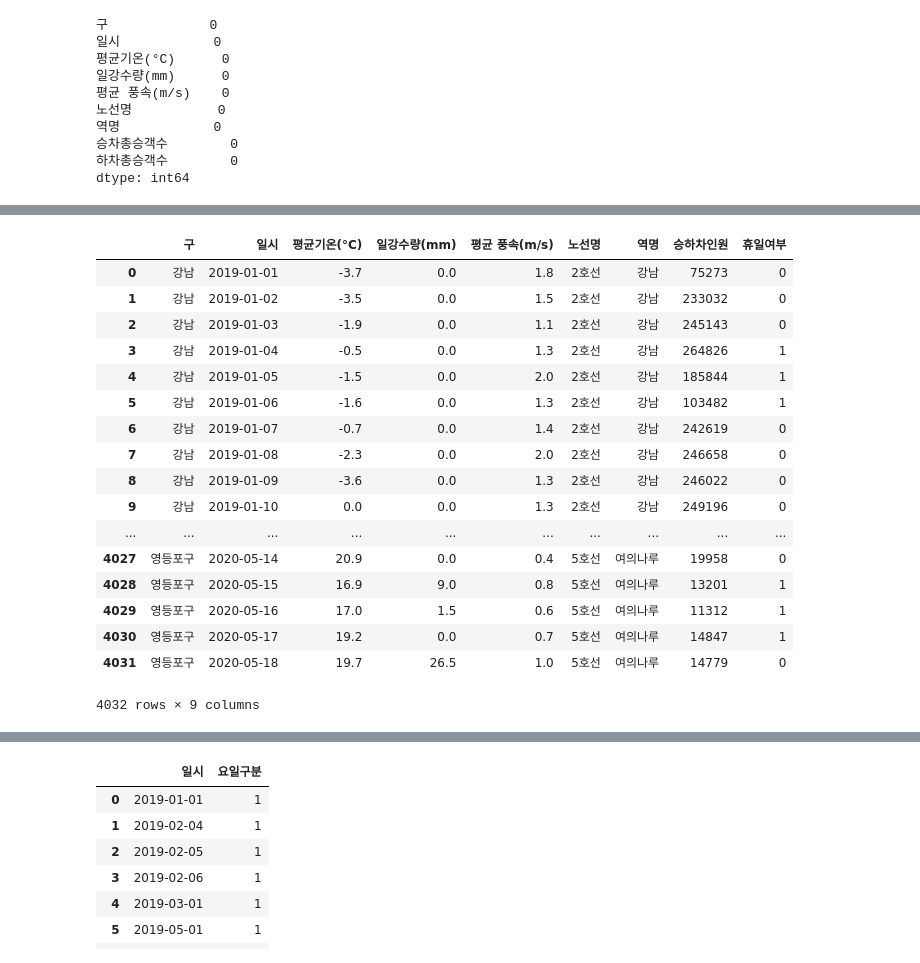
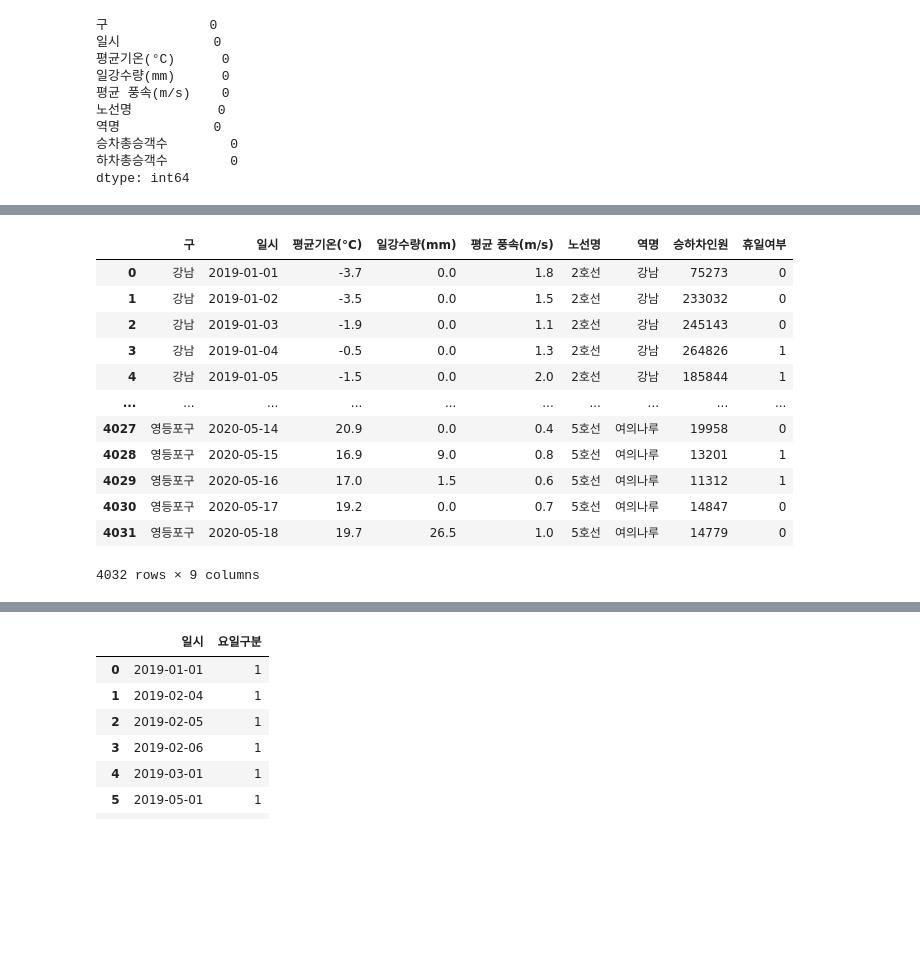
Before and after one commit to soonhp/Bachelor_s_degree, a Jupyter notebook: DeepLearning(졸업논문_python)/metro.ipynb, the cells around one changed output, grey strips where cells are left out. Drawn from its saved outputs; the diff is of its cells as text; code cells hidden in the pictures; blank space fills up the shorter version.

```diff
--- a/DeepLearning(졸업논문_python)/metro.ipynb
+++ b/DeepLearning(졸업논문_python)/metro.ipynb
@@ -353,27 +382,25 @@ weather_add_1
 import datetime
 # %%
 #휴일여부 : 월,화,수,목 -> 0, 금,토,일 + 공휴일 -> 1
+#prophet시계열분석 돌려보니 일요일은 승하차인원적음 -> 영향을 못줌 (금,토가 영향을 많이 줌)
+#따라서 휴일여부 : 월,화,수,목,일-> 0, 금 ,토 + 공휴일 -> 1(수정)
 weather_add_1['일시'] = pd.to_datetime(weather_add_1['일시'], format='%Y-%m-%d', errors='raise')
 weather_add_1['휴일여부'] = weather_add_1['일시'].dt.weekday       # 요일숫자(0-월, 1-화)
 weather_add_1.loc[(weather_add_1['휴일여부'] <= 3, '휴일여부')] = 0
+weather_add_1.loc[(weather_add_1['휴일여부'] == 6, '휴일여부')] = 0
 weather_add_1.loc[(weather_add_1['휴일여부'] > 3, '휴일여부')] = 1
 weather_add_1
 # %% [output]
 |  | 구 | 일시 | 평균기온(°C) | 일강수량(mm) | 평균 풍속(m/s) | 노선명 | 역명 | 승하차인원 | 휴일여부 |
 | 0 | 강남 | 2019-01-01 | -3.7 | 0.0 | 1.8 | 2호선 | 강남 | 75273 | 0 |
 | 1 | 강남 | 2019-01-02 | -3.5 | 0.0 | 1.5 | 2호선 | 강남 | 233032 | 0 |
 | 2 | 강남 | 2019-01-03 | -1.9 | 0.0 | 1.1 | 2호선 | 강남 | 245143 | 0 |
 | 3 | 강남 | 2019-01-04 | -0.5 | 0.0 | 1.3 | 2호선 | 강남 | 264826 | 1 |
 | 4 | 강남 | 2019-01-05 | -1.5 | 0.0 | 2.0 | 2호선 | 강남 | 185844 | 1 |
-| 5 | 강남 | 2019-01-06 | -1.6 | 0.0 | 1.3 | 2호선 | 강남 | 103482 | 1 |
-| 6 | 강남 | 2019-01-07 | -0.7 | 0.0 | 1.4 | 2호선 | 강남 | 242619 | 0 |
-| 7 | 강남 | 2019-01-08 | -2.3 | 0.0 | 2.0 | 2호선 | 강남 | 246658 | 0 |
-| 8 | 강남 | 2019-01-09 | -3.6 | 0.0 | 1.3 | 2호선 | 강남 | 246022 | 0 |
-| 9 | 강남 | 2019-01-10 | 0.0 | 0.0 | 1.3 | 2호선 | 강남 | 249196 | 0 |
 | ... | ... | ... | ... | ... | ... | ... | ... | ... | ... |
 | 4027 | 영등포구 | 2020-05-14 | 20.9 | 0.0 | 0.4 | 5호선 | 여의나루 | 19958 | 0 |
 | 4028 | 영등포구 | 2020-05-15 | 16.9 | 9.0 | 0.8 | 5호선 | 여의나루 | 13201 | 1 |
 | 4029 | 영등포구 | 2020-05-16 | 17.0 | 1.5 | 0.6 | 5호선 | 여의나루 | 11312 | 1 |
-| 4030 | 영등포구 | 2020-05-17 | 19.2 | 0.0 | 0.7 | 5호선 | 여의나루 | 14847 | 1 |
+| 4030 | 영등포구 | 2020-05-17 | 19.2 | 0.0 | 0.7 | 5호선 | 여의나루 | 14847 | 0 |
 | 4031 | 영등포구 | 2020-05-18 | 19.7 | 26.5 | 1.0 | 5호선 | 여의나루 | 14779 | 0 |
 4032 rows × 9 columns
```
Also changed, not shown: parts of 89 cells of this notebook, 1 other file.
